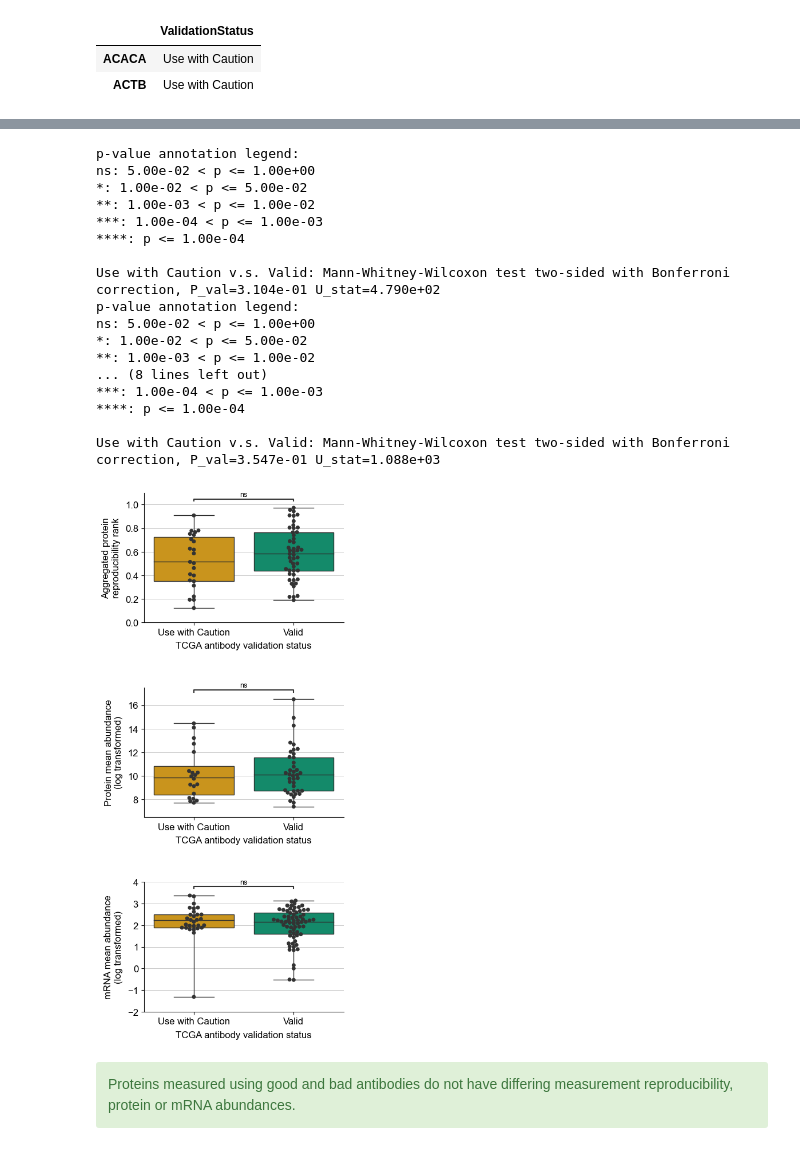
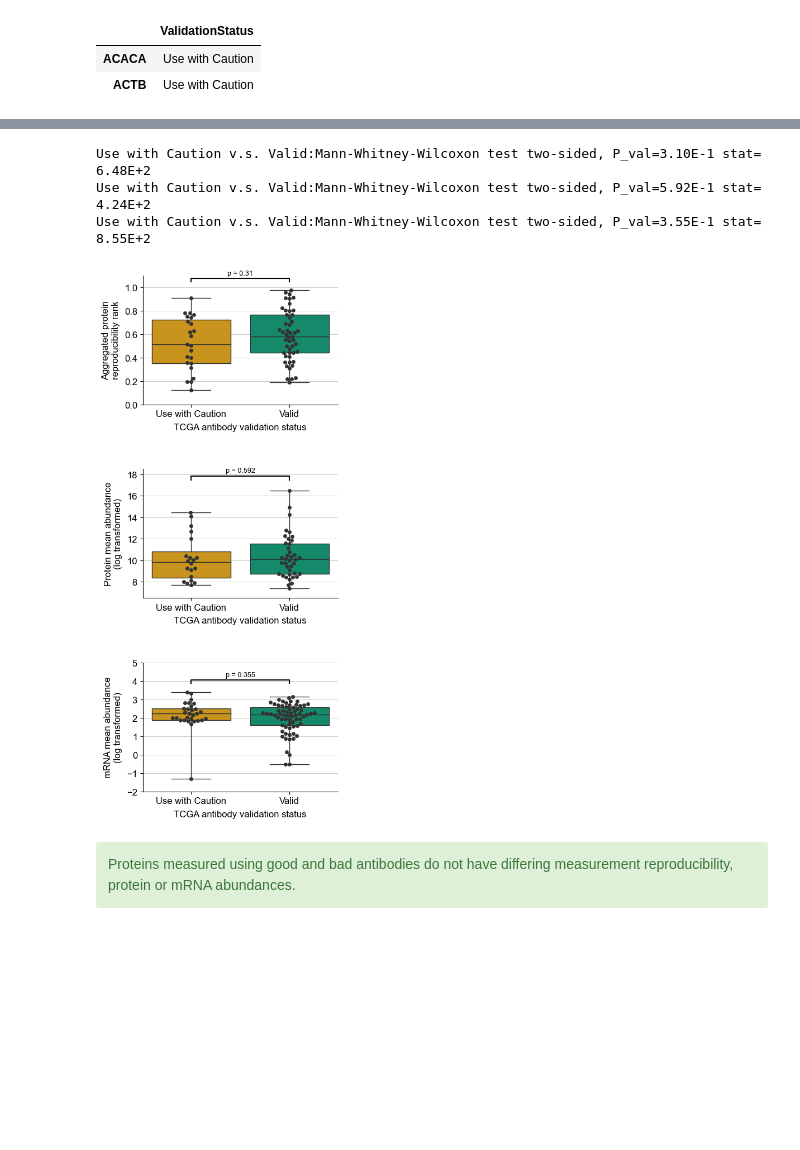
Before and after one commit to SwathiRUpadhya/antibody_quality_limitations, a Jupyter notebook: data_processing_and_analysis/05_analyzed_antibody_and_protein_attributes.ipynb, the cells around one changed output, grey strips where cells are left out. Drawn from its saved outputs; the diff is of its cells as text; code cells hidden in the pictures; blank space fills up the shorter version.

```diff
--- a/data_processing_and_analysis/05_analyzed_antibody_and_protein_attributes.ipynb
+++ b/data_processing_and_analysis/05_analyzed_antibody_and_protein_attributes.ipynb
@@ -174,47 +174,33 @@ ylab3 = "mRNA mean abundance\n(log transformed)"
 args = [graphing_utils.additional_plot_parameters(xlab=xlab1, ylab=ylab1, title = None, palette = palette,
                                                 ylim = (0, 1.1)),
         graphing_utils.additional_plot_parameters(xlab=xlab1, ylab=ylab2, title = None, palette = palette,
-                                                ylim = (6.5, 17.5)),
+                                                ylim = (6.5, 18.5)),
         graphing_utils.additional_plot_parameters(xlab=xlab1, ylab=ylab3, title = None, palette = palette,
-                                                ylim = (-2, 4)),
+                                                ylim = (-2, 5)),
         graphing_utils.additional_plot_parameters(xlab=xlab2, ylab=ylab1, title = None, palette = palette,
                                                 ylim = (0, 1.1)),
         graphing_utils.additional_plot_parameters(xlab=xlab2, ylab=ylab2, title = None, palette = palette,
-                                                ylim = (6.5, 17.5)),
+                                                ylim = (6.5, 18.5)),
         graphing_utils.additional_plot_parameters(xlab=xlab2, ylab=ylab3, title = None, palette = palette,
-                                                ylim = (-2, 4))]
+                                                ylim = (-2, 5))]
 # %%
 order=['Use with Caution', 'Valid']
 with plt.rc_context({'axes.linewidth': 0.8, 'axes.labelsize':12, 'axes.spines.left': True, 'xtick.labelsize':12,
                      'ytick.labelsize':12}):
     figure, ax = plt.subplots(3, 1, figsize=(4.5, 12))
     customized_plot.draw_swarmBoxPlot(tcga_ab_status_properties, 'Aggregated Reproducibility Rank',
                                       ax[0], args[0], order)
     customized_plot.draw_swarmBoxPlot(tcga_ab_status_properties, 'protein_Mean_Abundance',
-                                      ax[1], args[1], order)
+                                      ax[1], args[1], order, additional_height =  1)
     customized_plot.draw_swarmBoxPlot(tcga_ab_status_properties, 'mRNA_Mean_Abundance',
-                                      ax[2], args[2], order)
+                                      ax[2], args[2], order, additional_height =  0.5)
     plt.subplots_adjust(wspace=0.4, hspace=0.5)
 #     figure.savefig(get_figure_path('Figure4.svg'), bbox_inches='tight', dpi=300)
 # %% [output]
-p-value annotation legend:
-ns: 5.00e-02 < p <= 1.00e+00
-*: 1.00e-02 < p <= 5.00e-02
-**: 1.00e-03 < p <= 1.00e-02
-***: 1.00e-04 < p <= 1.00e-03
-****: p <= 1.00e-04
-
-Use with Caution v.s. Valid: Mann-Whitney-Wilcoxon test two-sided with Bonferroni correction, P_val=3.104e-01 U_stat=4.790e+02
-p-value annotation legend:
-ns: 5.00e-02 < p <= 1.00e+00
-*: 1.00e-02 < p <= 5.00e-02
-**: 1.00e-03 < p <= 1.00e-02
-... (8 lines left out)
-***: 1.00e-04 < p <= 1.00e-03
-****: p <= 1.00e-04
-
-Use with Caution v.s. Valid: Mann-Whitney-Wilcoxon test two-sided with Bonferroni correction, P_val=3.547e-01 U_stat=1.088e+03
+Use with Caution v.s. Valid:Mann-Whitney-Wilcoxon test two-sided, P_val=3.10E-1 stat= 6.48E+2
+Use with Caution v.s. Valid:Mann-Whitney-Wilcoxon test two-sided, P_val=5.92E-1 stat= 4.24E+2
+Use with Caution v.s. Valid:Mann-Whitney-Wilcoxon test two-sided, P_val=3.55E-1 stat= 8.55E+2
-[figure, old version]
+[figure, new version]
 # %% [markdown]
 <div class="alert alert-block alert-success">
     Proteins measured using good and bad antibodies do not have differing measurement reproducibility, protein or mRNA abundances.
```
Also changed, not shown: parts of 4 cells of this notebook, 7 other files.
